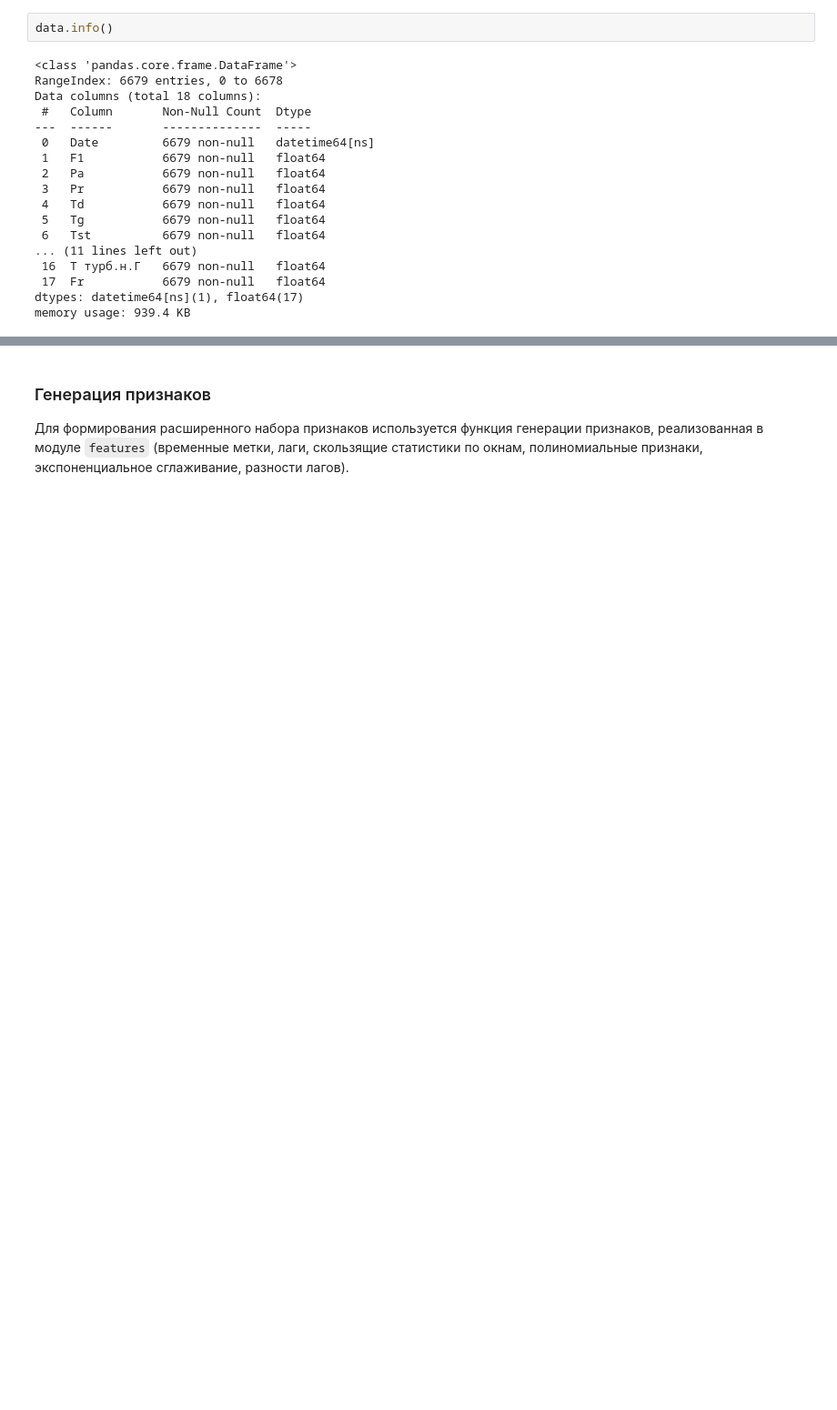
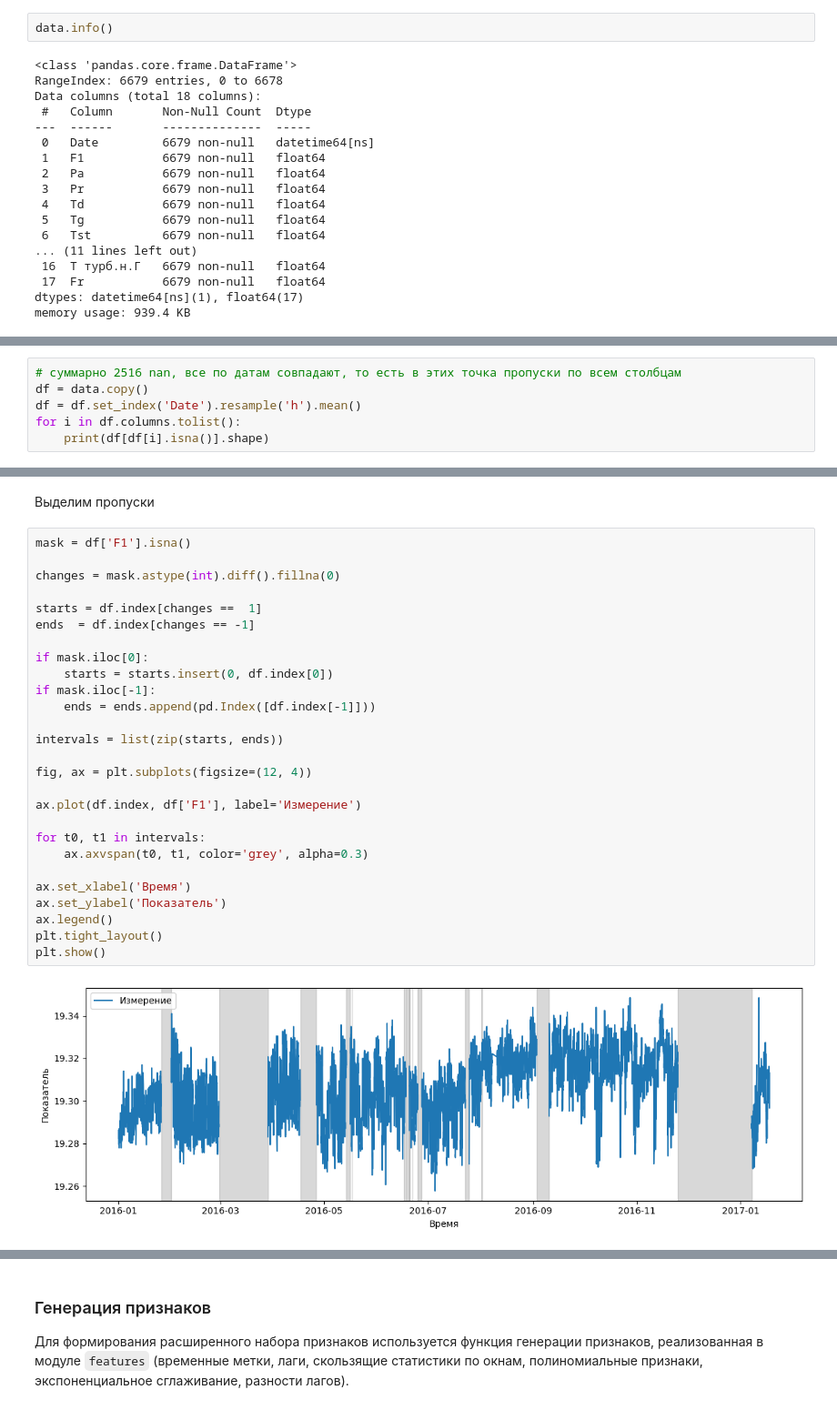
Before and after one commit to savejobar/predictive_maintenance_turbine, a Jupyter notebook: boosting_experiment.ipynb, the cells around one changed output, grey strips where cells are left out. Shown at 91% size. Drawn from its saved outputs; the diff is of its cells as text; blank space fills up the shorter version.

```diff
--- a/boosting_experiment.ipynb
+++ b/boosting_experiment.ipynb
@@ -79,0 +120,6 @@ memory usage: 939.4 KB
+# %%
+# суммарно 2516 nan, все по датам совпадают, то есть в этих точка пропуски по всем столбцам
+df = data.copy()
+df = df.set_index('Date').resample('h').mean()
+for i in df.columns.tolist():
+    print(df[df[i].isna()].shape)
@@ -79,0 +144,31 @@ memory usage: 939.4 KB
+# %% [markdown]
+Выделим пропуски
+# %%
+mask = df['F1'].isna()
+
+changes = mask.astype(int).diff().fillna(0)
+
+starts = df.index[changes ==  1]
+ends  = df.index[changes == -1]
+
+if mask.iloc[0]:
+    starts = starts.insert(0, df.index[0])
+if mask.iloc[-1]:
+    ends = ends.append(pd.Index([df.index[-1]]))
+
+intervals = list(zip(starts, ends))
+
+fig, ax = plt.subplots(figsize=(12, 4))
+
+ax.plot(df.index, df['F1'], label='Измерение')
+
+for t0, t1 in intervals:
+    ax.axvspan(t0, t1, color='grey', alpha=0.3)
+
+ax.set_xlabel('Время')
+ax.set_ylabel('Показатель')
+ax.legend()
+plt.tight_layout()
+plt.show()
+# %% [output]
+[figure, added]
```
Also changed, not shown: parts of 45 cells of this notebook, 6 other files.
